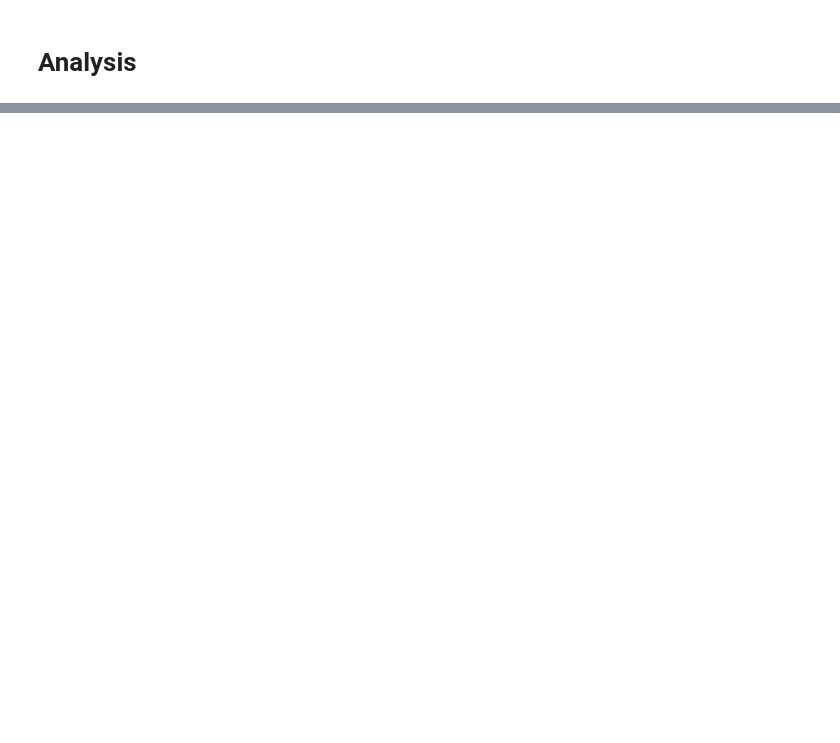
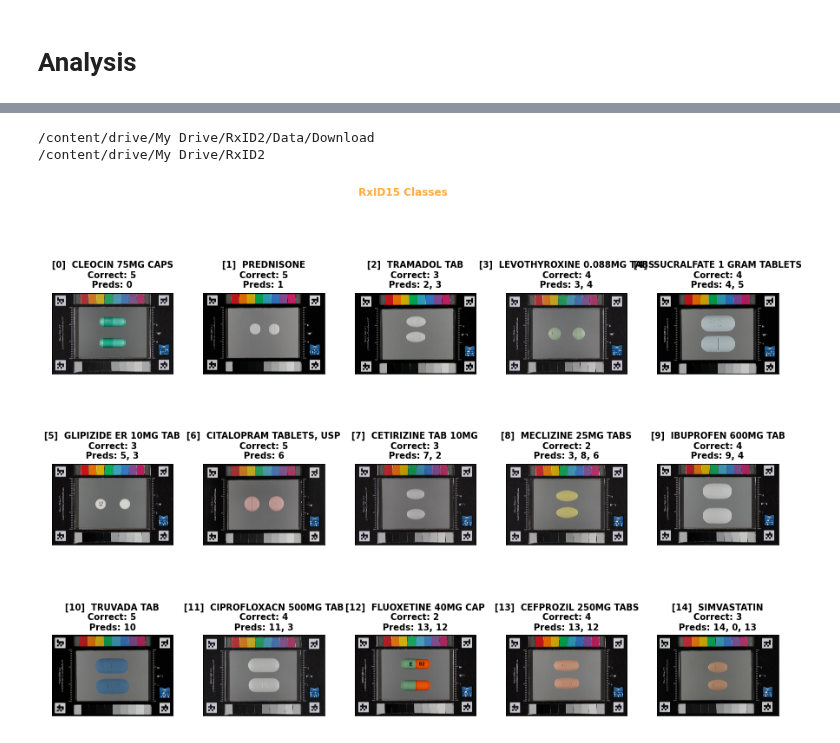
Before and after one commit to alphonsowoodbury/RxVision, a Jupyter notebook: Notebooks/rxv_cnn_1.ipynb, the cells around one changed output, grey strips where cells are left out. Cells and saved outputs as stored; diff of their text form; code cells hidden in the pictures; blank space fills up the shorter version.

```diff
--- a/Notebooks/rxv_cnn_1.ipynb
+++ b/Notebooks/rxv_cnn_1.ipynb
@@ -445,0 +319,6 @@ array([ 0,  0,  0,  0,  0,  1,  1,  1,  1,  1,  2,  2,  2,  2,  2,  3,  3,
+# %%
+predict_plot(model)
+# %% [output]
+/content/drive/My Drive/RxID2/Data/Download
+/content/drive/My Drive/RxID2
+[figure, added]
```
Also changed, not shown: parts of 34 cells of this notebook.
